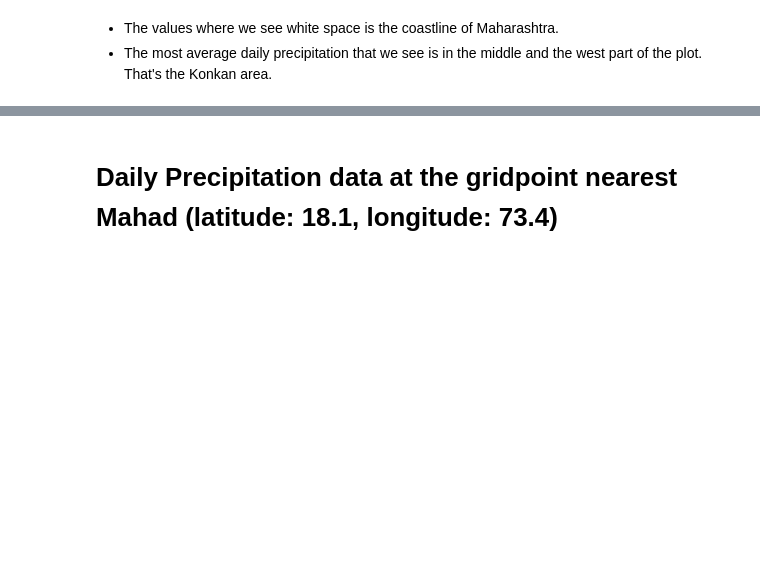
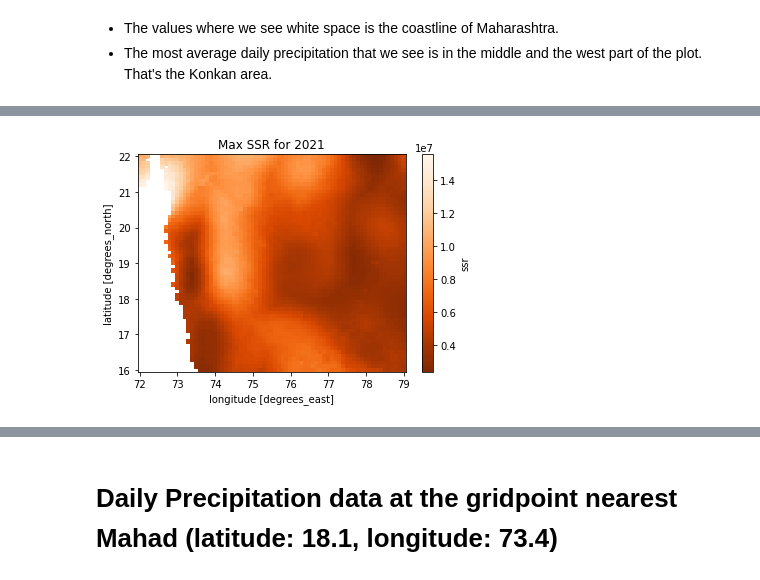
Before and after one commit to OmkarMehta/climate-data-science, a Jupyter notebook: Project/milestone2.ipynb, the cells around one changed output, grey strips where cells are left out. Drawn from its saved outputs; the diff is of its cells as text; code cells hidden in the pictures; blank space fills up the shorter version.

```diff
--- a/Project/milestone2.ipynb
+++ b/Project/milestone2.ipynb
@@ -299,0 +343,41 @@ tp_2021_max.plot(cmap='Blues_r')
+# %%
+# max sp for 2021
+sp_2021 = data_2021.sp.sel(time=data_2021.time.dt.month == 7).sel(time=data_2021.time.dt.day == 22)
+sp_2021_max = sp_2021.max(dim='time')
+
+# mean sp for 2021
+sp_2021_mean = sp_2021.mean(dim='time')
+
+# max t2m for 2021
+t2m_2021 = data_2021.t2m.sel(time=data_2021.time.dt.month == 7).sel(time=data_2021.time.dt.day == 22)
+t2m_2021_max = t2m_2021.max(dim='time')
+
+# mean t2m for 2021
+t2m_2021_mean = t2m_2021.mean(dim='time')
+
+# max v10 for 2021
+v10_2021 = data_2021.v10.sel(time=data_2021.time.dt.month == 7).sel(time=data_2021.time.dt.day == 22)
+v10_2021_max = v10_2021.max(dim='time')
+
+# mean v10 for 2021
+v10_2021_mean = v10_2021.mean(dim='time')
+
+# max ssr for 2021
+ssr_2021 = data_2021.ssr.sel(time=data_2021.time.dt.month == 7).sel(time=data_2021.time.dt.day == 22)
+ssr_2021_max = ssr_2021.max(dim='time')
+
+# mean ssr for 2021
+ssr_2021_mean = ssr_2021.mean(dim='time')
+# %%
+# different color maps for ssr, sp, t2m, v10
+cmap_ssr = plt.cm.get_cmap('Oranges_r')
+cmap_v10 = plt.cm.get_cmap('gist_rainbow_r')
+cmap_t2m = plt.cm.get_cmap('magma_r')
+cmap_sp = plt.cm.get_cmap('autumn_r')
+# %%
+# plot max ssr for 2021
+ssr_2021_max.plot(cmap=cmap_ssr)
+plt.title('Max SSR for 2021')
+plt.show()
+# %% [output]
+[figure, added]
```
Also changed, not shown: parts of 21 cells of this notebook, 31 other files.
